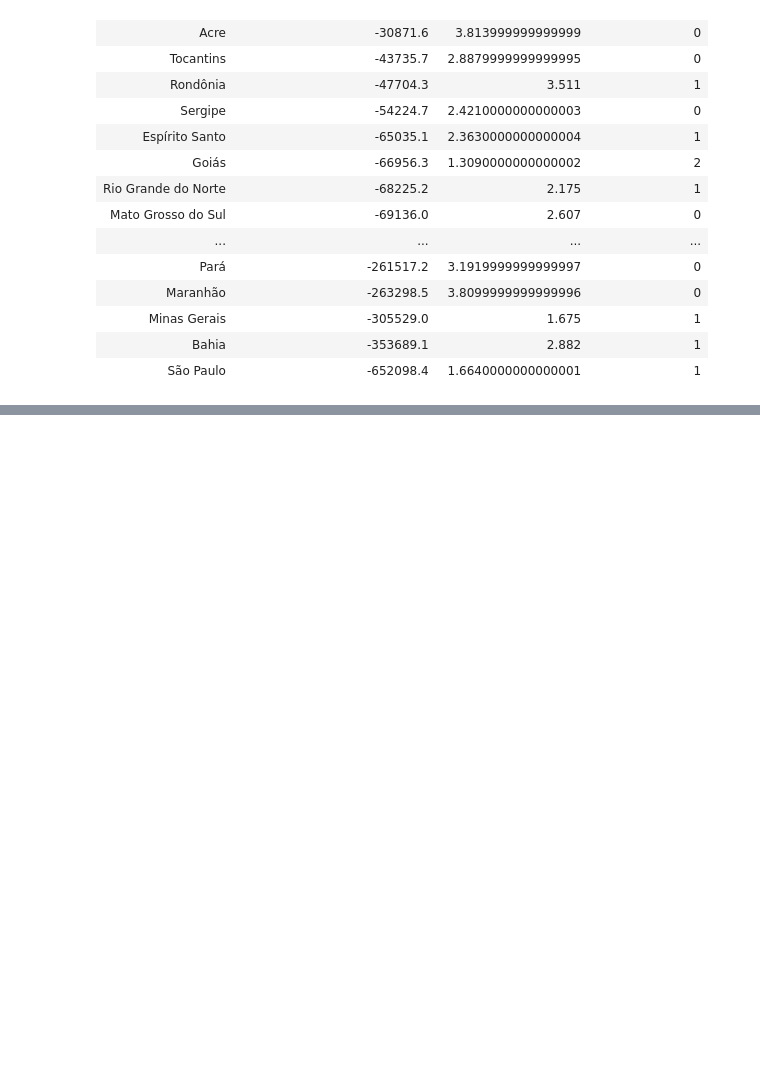
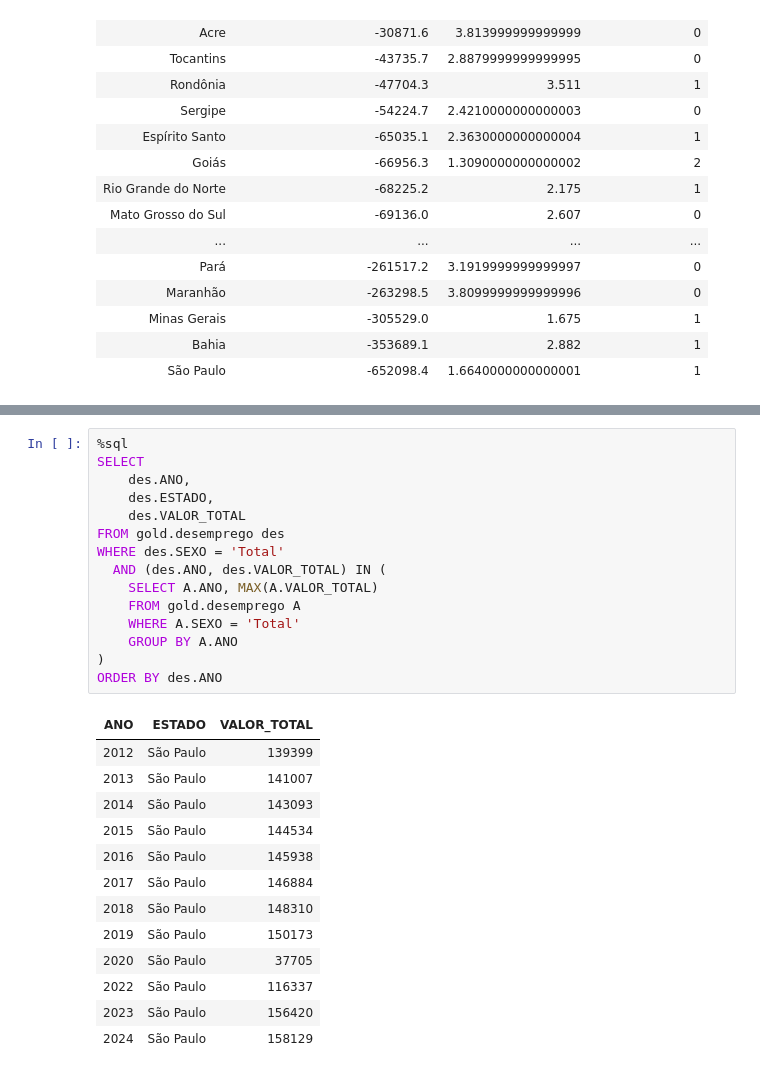
Before and after one commit to rafaelrodolfon/MVP---Engenharia-de-Dados-Brasil-em-Movimento-Futebol-PIB-e-as-Rotas-da-Migra-o-Interna, a Jupyter notebook: Codigo MVP---Engenharia-de-Dados-Brasil-em-Movimento-Futebol-PIB-e-as-Rotas-da-Migra-o-Interna.ipynb, the cells around one changed output, grey strips where cells are left out. Drawn from its saved outputs; the diff is of its cells as text; blank space fills up the shorter version.

```diff
--- a/Codigo MVP---Engenharia-de-Dados-Brasil-em-Movimento-Futebol-PIB-e-as-Rotas-da-Migra-o-Interna.ipynb
+++ b/Codigo MVP---Engenharia-de-Dados-Brasil-em-Movimento-Futebol-PIB-e-as-Rotas-da-Migra-o-Interna.ipynb
@@ -886,0 +1027,29 @@ fig.show()
+# %%
+%sql
+SELECT
+    des.ANO,
+    des.ESTADO,
+    des.VALOR_TOTAL
+FROM gold.desemprego des
+WHERE des.SEXO = 'Total'
+  AND (des.ANO, des.VALOR_TOTAL) IN (
+    SELECT A.ANO, MAX(A.VALOR_TOTAL)
+    FROM gold.desemprego A
+    WHERE A.SEXO = 'Total'
+    GROUP BY A.ANO
+)
+ORDER BY des.ANO
+# %% [output]
+| ANO | ESTADO | VALOR_TOTAL |
+| 2012 | São Paulo | 139399 |
+| 2013 | São Paulo | 141007 |
+| 2014 | São Paulo | 143093 |
+| 2015 | São Paulo | 144534 |
+| 2016 | São Paulo | 145938 |
+| 2017 | São Paulo | 146884 |
+| 2018 | São Paulo | 148310 |
+| 2019 | São Paulo | 150173 |
+| 2020 | São Paulo | 37705 |
+| 2022 | São Paulo | 116337 |
+| 2023 | São Paulo | 156420 |
+| 2024 | São Paulo | 158129 |
```
Also changed, not shown: parts of 30 cells of this notebook.
